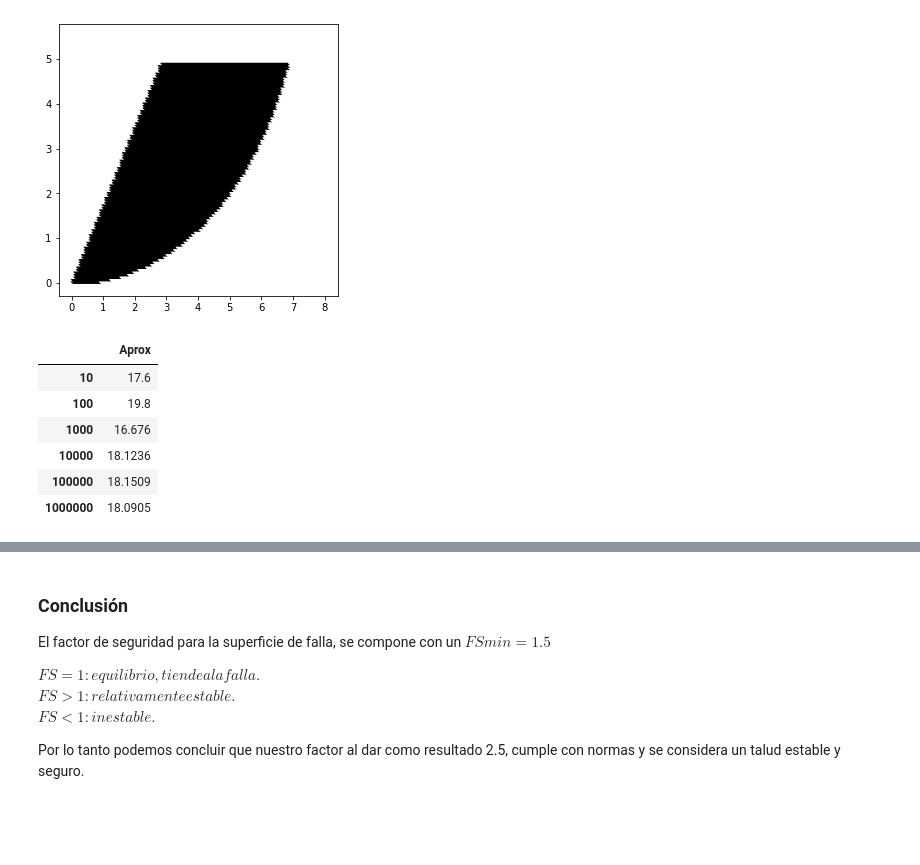
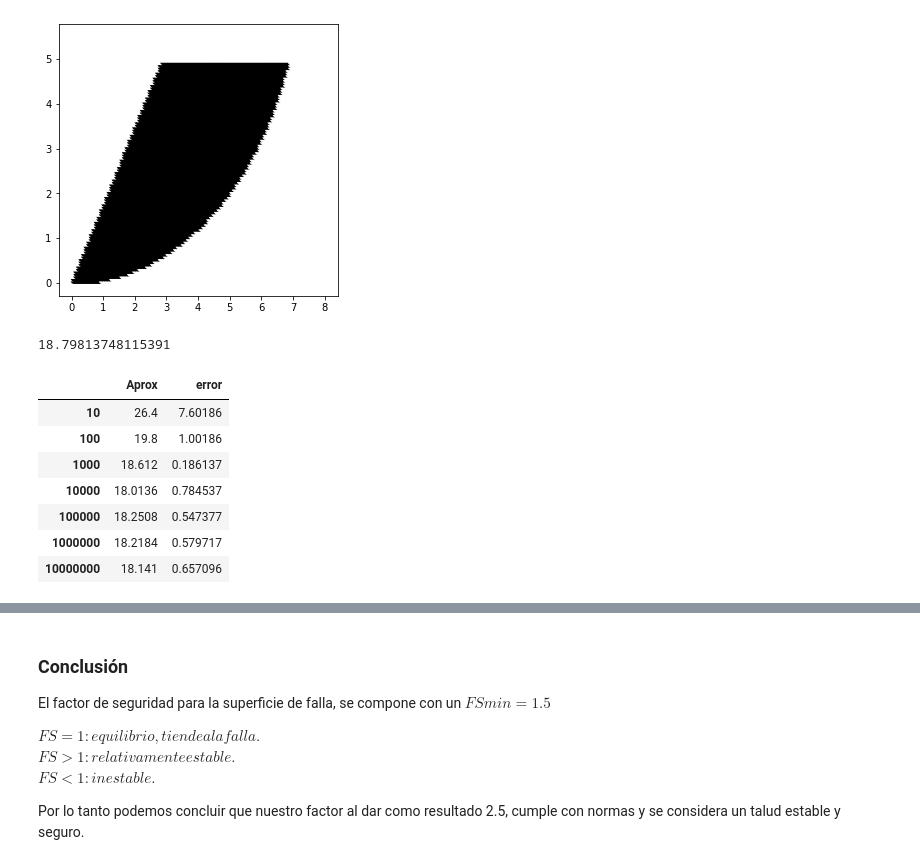
Before and after one commit to AntonioOrendain/Proyecto-2, a Jupyter notebook: PM2__MoralesA1_VillafañaL2_JimenezF3.ipynb, the cells around one changed output, grey strips where cells are left out. Drawn from its saved outputs; the diff is of its cells as text; code cells hidden in the pictures; blank space fills up the shorter version.

Commit message:
Ultima adición al proyecto
Se le agrego tabla de error y variables de area

```diff
--- a/PM2__MoralesA1_VillafañaL2_JimenezF3.ipynb
+++ b/PM2__MoralesA1_VillafañaL2_JimenezF3.ipynb
@@ -102,20 +103,39 @@ plt.scatter(X,Y,c=~R1(X,Y),cmap='bone')#scatter es para graficas y c~ es para re
 plt.show()
 # %% [output]
 [figure]
+# %%
+#Calculamos el sistema donde:
+A_sec=df.loc[1e6,"Aprox"]
+C=4
+Y=1.70
+a=3.5
+l=9.3
+r=7.3
+A1=7.2
+A2=7.95
+
+#Area real
+A_sistema= np.pi*(r**2)*(73/360)
+A_real=A_sistema-A1-A2
+A_real
+# %% [output]
+18.79813748115391
 # %%
 a1,a2,b1,b2=0,0,8,5.5
-N=np.logspace(1,6,6).astype(int)#vector con terminos en exponencial elegidos
+N=np.logspace(1,7,7).astype(int)#vector con terminos en exponencial elegidos
 
 df= pd.DataFrame(index=N,columns=['Aprox'])
 
 for n in N:
     df.loc[n,'Aprox'] = montecarlo2(R1,a1,b1,a2,b2,n)#dentro de la tabla que llame la funcion montecarlo2
+    df["error"]=np.abs(A_real-df["Aprox"])
 df
 # %% [output]
-|  | Aprox |
-| 10 | 17.6 |
-| 100 | 19.8 |
-| 1000 | 16.676 |
-| 10000 | 18.1236 |
-| 100000 | 18.1509 |
-| 1000000 | 18.0905 |
+|  | Aprox | error |
+| 10 | 26.4 | 7.60186 |
+| 100 | 19.8 | 1.00186 |
+| 1000 | 18.612 | 0.186137 |
+| 10000 | 18.0136 | 0.784537 |
+| 100000 | 18.2508 | 0.547377 |
+| 1000000 | 18.2184 | 0.579717 |
+| 10000000 | 18.141 | 0.657096 |
```
Also changed, not shown: parts of 4 cells of this notebook.
